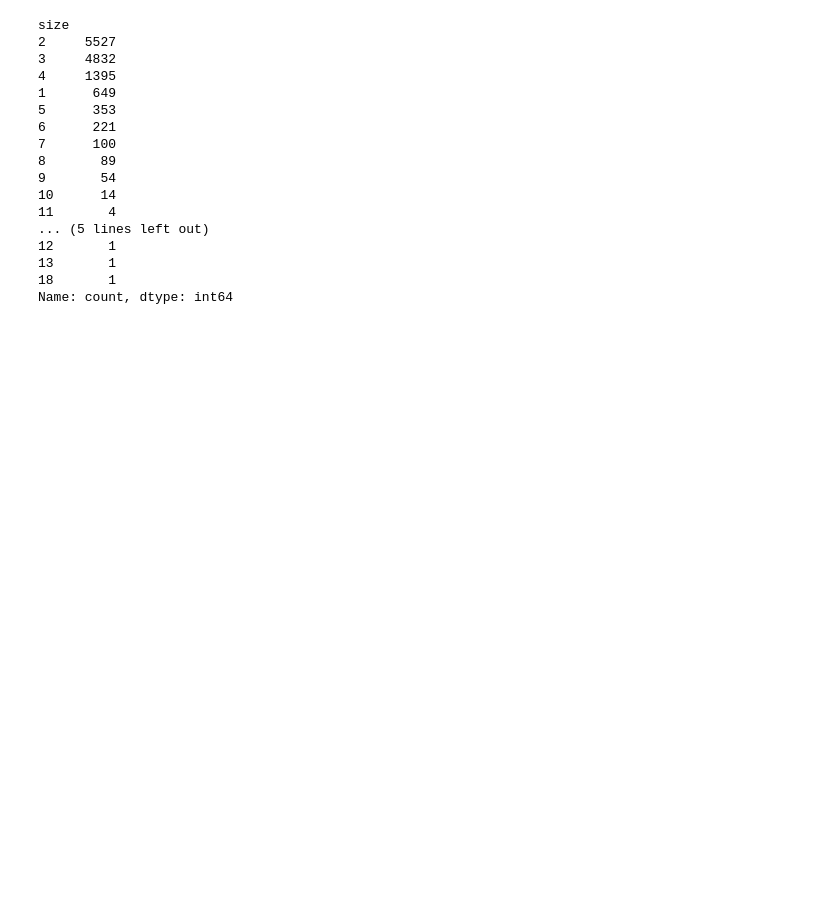
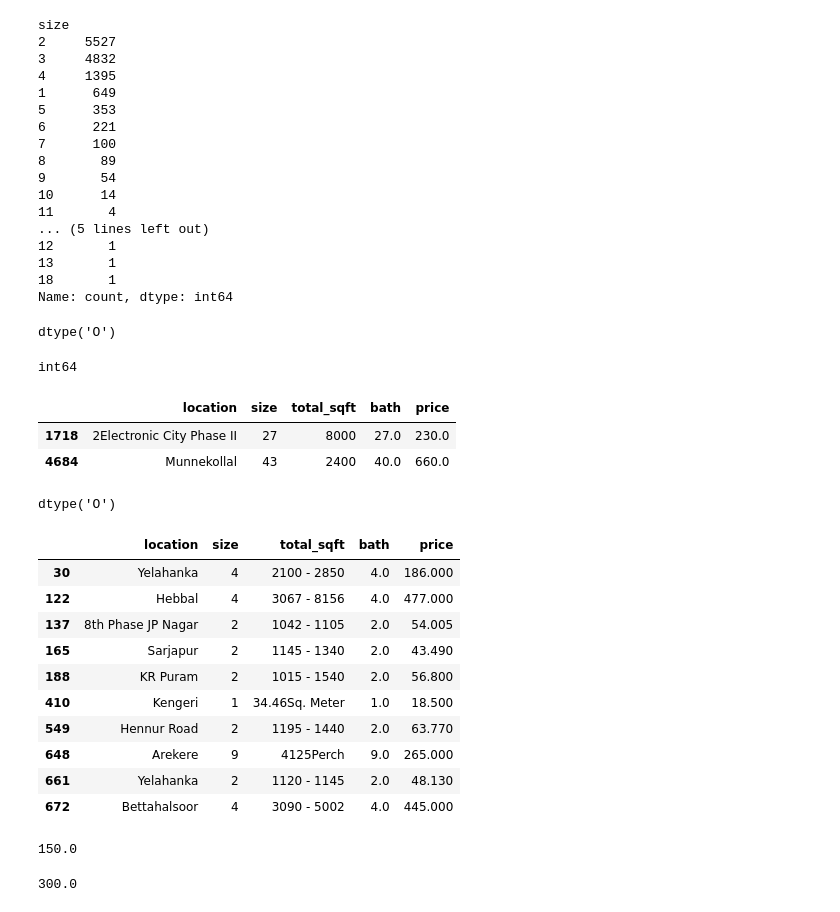
Before and after one commit to dilliram-code/Project-Real-Estate-Price-Prediction, a Jupyter notebook: bengaluru_house_price.ipynb, the cells around one changed output. Drawn from its saved outputs; the diff is of its cells as text; code cells hidden in the pictures; blank space fills up the shorter version.

Commit message:
convert the col: total_sqft into a float and calculate the average area

```diff
--- a/bengaluru_house_price.ipynb
+++ b/bengaluru_house_price.ipynb
@@ -174,3 +174,20 @@ size
 13       1
 18       1
 Name: count, dtype: int64
+# %%
+df['size'].dtype
+# %% [output]
+dtype('O')
+# %%
+# change data type of col 'size'
+
+df['size']=df['size'].astype('int')
+print(df['size'].dtype)
+# %% [output]
+int64
+# %%
+df[df['size']>20]
+# %% [output]
+|  | location | size | total_sqft | bath | price |
+| 1718 | 2Electronic City Phase II | 27 | 8000 | 27.0 | 230.0 |
+| 4684 | Munnekollal | 43 | 2400 | 40.0 | 660.0 |
@@ -176,0 +196,25 @@ Name: count, dtype: int64
+# %%
+df['total_sqft'].dtype
+# %% [output]
+dtype('O')
+# %%
+def is_float(x):
+    try:
+        float(x)
+    except:
+        return False
+    return True
+# %%
+df[~df['total_sqft'].apply(is_float)].head(10)
+# %% [output]
+|  | location | size | total_sqft | bath | price |
+| 30 | Yelahanka | 4 | 2100 - 2850 | 4.0 | 186.000 |
+| 122 | Hebbal | 4 | 3067 - 8156 | 4.0 | 477.000 |
+| 137 | 8th Phase JP Nagar | 2 | 1042 - 1105 | 2.0 | 54.005 |
+| 165 | Sarjapur | 2 | 1145 - 1340 | 2.0 | 43.490 |
+| 188 | KR Puram | 2 | 1015 - 1540 | 2.0 | 56.800 |
+| 410 | Kengeri | 1 | 34.46Sq. Meter | 1.0 | 18.500 |
+| 549 | Hennur Road | 2 | 1195 - 1440 | 2.0 | 63.770 |
+| 648 | Arekere | 9 | 4125Perch | 9.0 | 265.000 |
+| 661 | Yelahanka | 2 | 1120 - 1145 | 2.0 | 48.130 |
+| 672 | Bettahalsoor | 4 | 3090 - 5002 | 4.0 | 445.000 |
@@ -176,0 +232,8 @@ Name: count, dtype: int64
+# %%
+convert_sqft_to_num("100 - 200")
+# %% [output]
+150.0
+# %%
+convert_sqft_to_num("300")
+# %% [output]
+300.0
```
Also changed, not shown: parts of 6 cells of this notebook.
